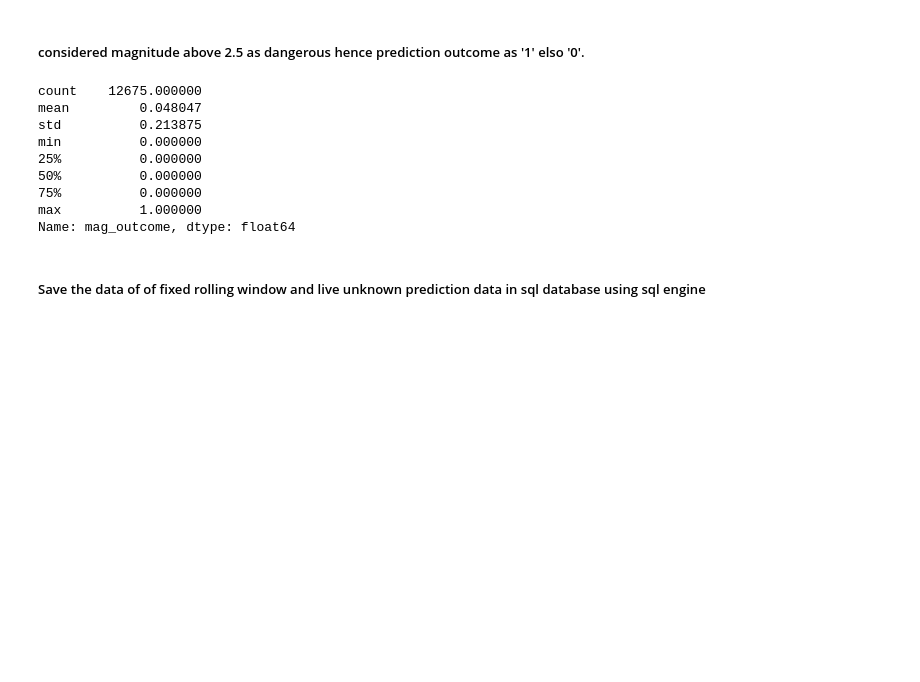
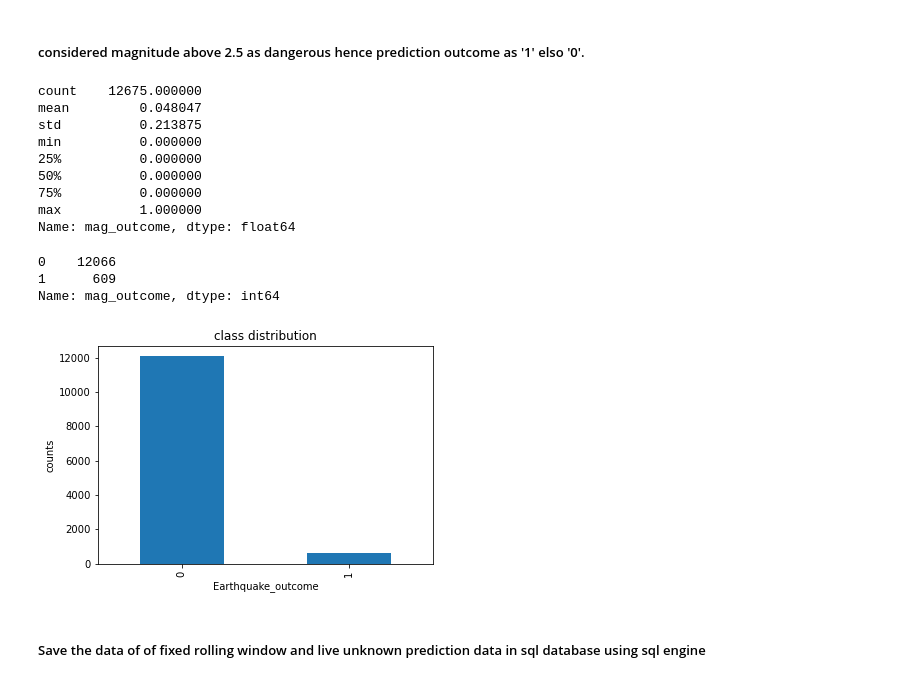
Before and after one commit to aditya-167/Realtime-Earthquake-forecasting, a Jupyter notebook: Data/ETL_USGS_EarthQuake.ipynb, the cells around one changed output. Drawn from its saved outputs; the diff is of its cells as text; code cells hidden in the pictures; blank space fills up the shorter version.

```diff
--- a/Data/ETL_USGS_EarthQuake.ipynb
+++ b/Data/ETL_USGS_EarthQuake.ipynb
@@ -332,6 +342,7 @@ predict_unknown
 # %%
 eq_all['mag_outcome'] = np.where(eq_all['mag_outcome'] > 2.5, 1,0)
 print(eq_all['mag_outcome'].describe())
+eq_all['mag_outcome'].value_counts()
 # %% [output]
 count    12675.000000
 mean         0.048047
@@ -342,6 +353,16 @@ min          0.000000
 75%          0.000000
 max          1.000000
 Name: mag_outcome, dtype: float64
+0    12066
+1      609
+Name: mag_outcome, dtype: int64
+# %%
+eq_all['mag_outcome'].value_counts().plot(kind='bar',)
+plt.xlabel('Earthquake_outcome')
+plt.ylabel('counts')
+plt.title('class distribution');
+# %% [output]
+[figure, added]
 # %% [markdown]
 ##### Save the data of of fixed rolling window and live unknown prediction data in sql database using sql engine
 # %%
```
Also changed, not shown: parts of 5 cells of this notebook, 5 other files.
